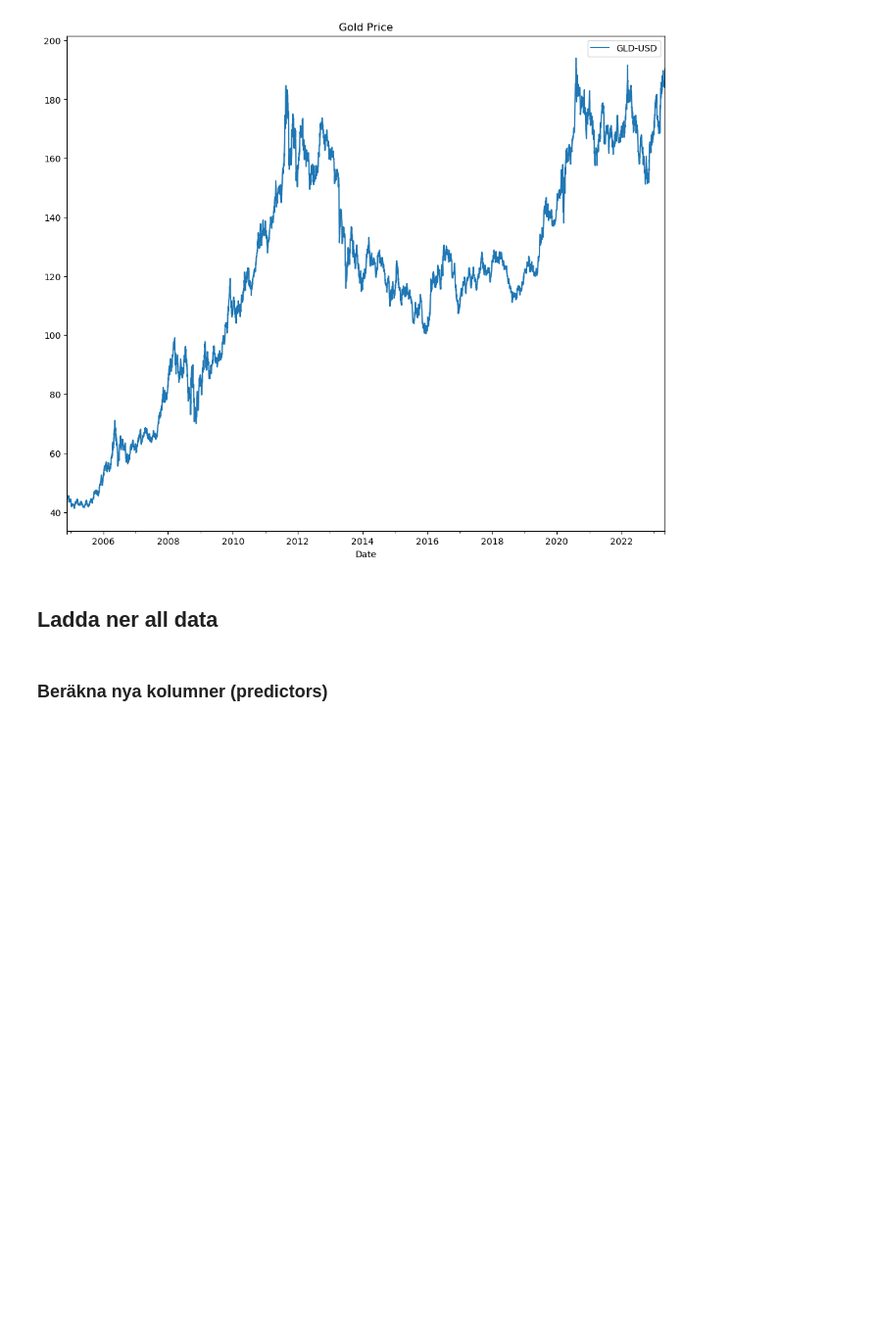
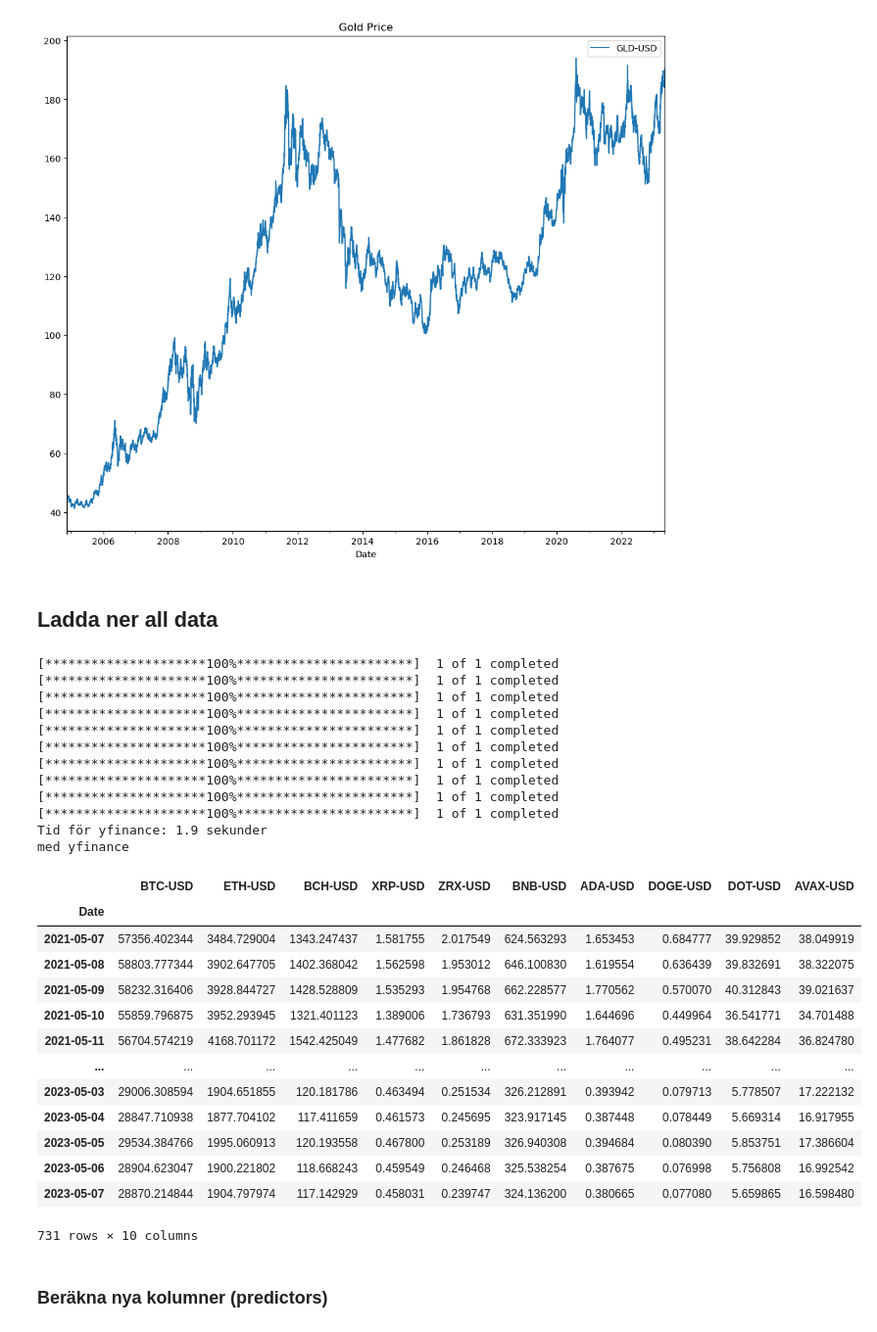
Before and after one commit to carokanns/the_new_Krypto, a Jupyter notebook: my_testa_modeller.ipynb, the cells around one changed output. Shown at 98% size. Saved outputs shown, nothing was run; the diff lists cells and outputs as text; code cells hidden in the pictures; blank space fills up the shorter version.

Commit message:
Testar om yfinance istf Binance

```diff
--- a/my_testa_modeller.ipynb
+++ b/my_testa_modeller.ipynb
@@ -102,5 +103,5 @@ pandas-ta==0.3.14b0
 plotly==5.3.1
 # %%
 # TODO Vilka kryptovalutor ska vi använda?
-tickers = ['BTC-USD','ETH-USD','BCH-USD','XRP-USD','ZRX-USD']
+tickers = ['BTC-USD','ETH-USD','BCH-USD','XRP-USD','ZRX-USD','BNB-USD','ADA-USD','DOGE-USD','DOT-USD', 'AVAX-USD']
 horizons=[2,5,15,30,60,90,250]
@@ -298,17 +317,54 @@ plt.show()
 # %% [markdown]
 ## Ladda ner all data
 # %%
+import time
 def get_all(tickers):
+    # starta timer
+    start = time.time()
     # Funktionen används inte just nu
     df = pd.DataFrame()
     for ticker in tickers:
         # all_tickers = yf.download(ticker)
-        df[ticker] = yf.download(ticker, period='max')['Close']
+        df[ticker] = yf.download(ticker, period='24mo')['Close']
 
     df.index = pd.to_datetime(df.index)
+    # skriv ut hur lång tid det tog i sekunder avrundat till 1 decimal
+    print(f'Tid för yfinance: {round(time.time() - start, 1)} sekunder')
     return df
 
-# df_org = get_all(tickers)
+df_org = get_all(tickers)
+
+# interpolate missing values
+df_org.interpolate(method='linear',inplace=True)
+print('med yfinance')
+df_org
+# %% [output]
+[*********************100%***********************]  1 of 1 completed
+[*********************100%***********************]  1 of 1 completed
+[*********************100%***********************]  1 of 1 completed
+[*********************100%***********************]  1 of 1 completed
+[*********************100%***********************]  1 of 1 completed
+[*********************100%***********************]  1 of 1 completed
+[*********************100%***********************]  1 of 1 completed
+[*********************100%***********************]  1 of 1 completed
+[*********************100%***********************]  1 of 1 completed
+[*********************100%***********************]  1 of 1 completed
+Tid för yfinance: 1.9 sekunder
+med yfinance
+|  | BTC-USD | ETH-USD | BCH-USD | XRP-USD | ZRX-USD | BNB-USD | ADA-USD | DOGE-USD | DOT-USD | AVAX-USD |
+| Date |  |  |  |  |  |  |  |  |  |  |
+| 2021-05-07 | 57356.402344 | 3484.729004 | 1343.247437 | 1.581755 | 2.017549 | 624.563293 | 1.653453 | 0.684777 | 39.929852 | 38.049919 |
+| 2021-05-08 | 58803.777344 | 3902.647705 | 1402.368042 | 1.562598 | 1.953012 | 646.100830 | 1.619554 | 0.636439 | 39.832691 | 38.322075 |
+| 2021-05-09 | 58232.316406 | 3928.844727 | 1428.528809 | 1.535293 | 1.954768 | 662.228577 | 1.770562 | 0.570070 | 40.312843 | 39.021637 |
+| 2021-05-10 | 55859.796875 | 3952.293945 | 1321.401123 | 1.389006 | 1.736793 | 631.351990 | 1.644696 | 0.449964 | 36.541771 | 34.701488 |
+| 2021-05-11 | 56704.574219 | 4168.701172 | 1542.425049 | 1.477682 | 1.861828 | 672.333923 | 1.764077 | 0.495231 | 38.642284 | 36.824780 |
+| ... | ... | ... | ... | ... | ... | ... | ... | ... | ... | ... |
+| 2023-05-03 | 29006.308594 | 1904.651855 | 120.181786 | 0.463494 | 0.251534 | 326.212891 | 0.393942 | 0.079713 | 5.778507 | 17.222132 |
+| 2023-05-04 | 28847.710938 | 1877.704102 | 117.411659 | 0.461573 | 0.245695 | 323.917145 | 0.387448 | 0.078449 | 5.669314 | 16.917955 |
+| 2023-05-05 | 29534.384766 | 1995.060913 | 120.193558 | 0.467800 | 0.253189 | 326.940308 | 0.394684 | 0.080390 | 5.853751 | 17.386604 |
+| 2023-05-06 | 28904.623047 | 1900.221802 | 118.668243 | 0.459549 | 0.246468 | 325.538254 | 0.387675 | 0.076998 | 5.756808 | 16.992542 |
+| 2023-05-07 | 28870.214844 | 1904.797974 | 117.142929 | 0.458031 | 0.239747 | 324.136200 | 0.380665 | 0.077080 | 5.659865 | 16.598480 |
+731 rows × 10 columns
 # %%
 # FOr backtesting
 def fit_predict(train, test, target, predictors, model, proba_val=None):
```
Also changed, not shown: parts of 3 cells of this notebook, 4 other files.
